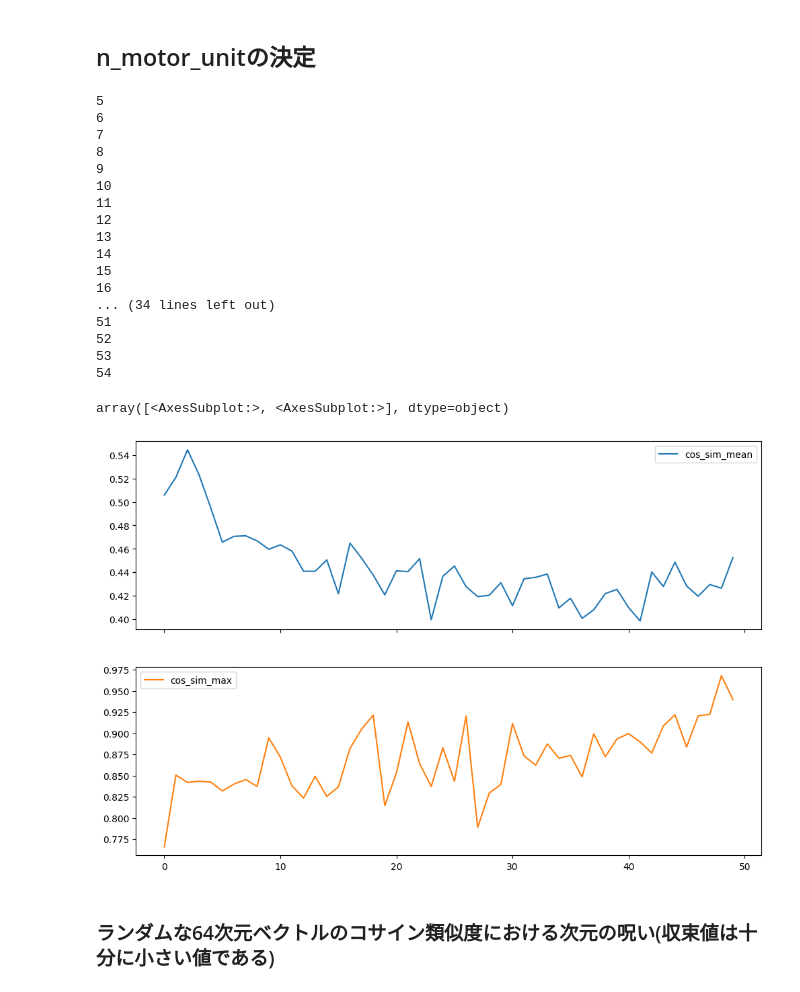
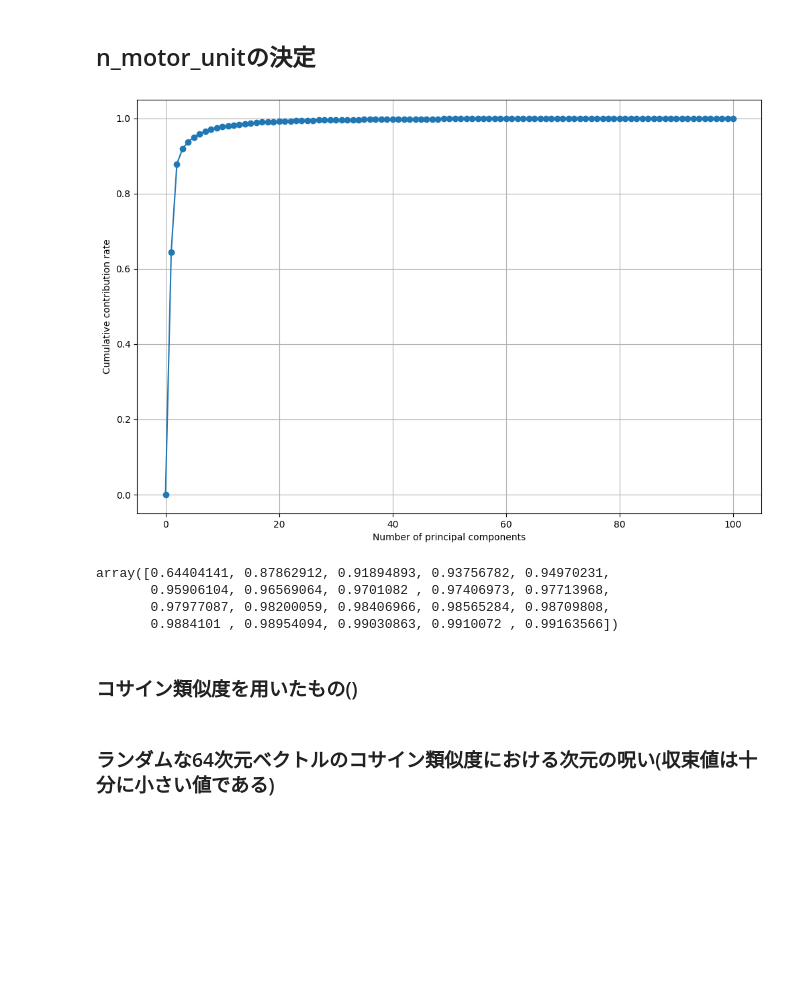
Before and after one commit to mechAneko12/EMG_decomposition_rhd, a Jupyter notebook: offline_analysis/load_decomp.ipynb, the cells around one changed output. Cells and saved outputs as stored; diff of their text form; code cells hidden in the pictures; blank space fills up the shorter version.

Commit message:
add decision of number of motor units

```diff
--- a/offline_analysis/load_decomp.ipynb
+++ b/offline_analysis/load_decomp.ipynb
@@ -138,6 +167,54 @@ end decomp
 # 解析
 # %% [markdown]
 ## n_motor_unitの決定
+# %%
+list_AIC = []
+list_MDL = []
+
+_est = EmgDecomposition(
+    n_motor_unit=n_motor_unit,
+    n_delayed=8,
+    random_state=0,
+    cashe= os.path.basename(path_root)[9:] +'_' + filename + '_mu' + str(n_motor_unit),
+    flag_sil=False,
+    flag_pca=False)
+
+emg_flex_extended = _est._extend_emg(emg_flex)
+
+_pca_eigenvalues, _pca_eigenvalues_ratio = pca_eigenvalues(emg_flex_extended)
+
+# K = emg_flex_extended.shape[0]
+# N = emg_flex_extended.shape[1]
+
+# for _n_motor_unit in range(5, 64):
+#     rho_m = ratio_geometric_arithmetic(_pca_eigenvalues[-(N - _n_motor_unit):])
+#     list_AIC.append(AIC(K, N, _n_motor_unit, rho_m))
+#     list_MDL.append(MDL(K, N, _n_motor_unit, rho_m))
+
+# df_criteria = pd.DataFrame(
+#     {
+#         'AIC': list_AIC,
+#         'MDL': list_MDL
+#     })
+
+# df_criteria.plot(subplots=True)
+# %%
+plt.plot([0] + list( np.cumsum(_pca_eigenvalues_ratio[:100])), "-o")
+plt.xlabel("Number of principal components")
+plt.ylabel("Cumulative contribution rate")
+plt.grid()
+plt.show()
+# %% [output]
+[figure, added]
+# %%
+np.cumsum(_pca_eigenvalues_ratio[:20])
+# %% [output]
+array([0.64404141, 0.87862912, 0.91894893, 0.93756782, 0.94970231,
+       0.95906104, 0.96569064, 0.9701082 , 0.97406973, 0.97713968,
+       0.97977087, 0.98200059, 0.98406966, 0.98565284, 0.98709808,
+       0.9884101 , 0.98954094, 0.99030863, 0.9910072 , 0.99163566])
+# %% [markdown]
+### コサイン類似度を用いたもの()
 # %%
 list_cos_sim_mean = []
 list_cos_sim_max = []
@@ -157,6 +234,11 @@ for _n_motor_unit in range(5, 55):
 
     # cosine similarity
     mat_cos_sim = cosine_similarity(np.square(est_flex._FastICA.mixing_.T))
+    #mat_cos_sim = cosine_similarity(np.square(mu_flex.T))
+
+    # C = est_flex._FastICA.mixing_.T
+    # mat_cos_sim = cosine_similarity(rms(C.reshape((C.shape[0], -1, 64)), axis=1).reshape(-1, 64))
+
     array_cos_sim = np.triu(mat_cos_sim, k=1).flatten()
     array_cos_sim = np.delete(array_cos_sim, np.where(array_cos_sim == 0)[0].tolist())
 
@@ -164,34 +246,13 @@ for _n_motor_unit in range(5, 55):
     list_cos_sim_mean.append(array_cos_sim.mean())
     list_cos_sim_max.append(array_cos_sim.max())
 
-
 df_cos_sim = pd.DataFrame(
     {
         'cos_sim_mean': list_cos_sim_mean,
         'cos_sim_max': list_cos_sim_max
     })
-#df_cos_sim.to_csv(os.path.basename(path_root)[9:] +'_' + filename + '.csv', index=False)
+df_cos_sim.to_csv(os.path.basename(path_root)[9:] +'_' + filename + '.csv', index=False)
 df_cos_sim.plot(subplots=True)
-# %% [output]
-5
-6
-7
-8
-9
-10
-11
-12
-13
-14
-15
-16
-... (34 lines left out)
-51
-52
-53
-54
-array([<AxesSubplot:>, <AxesSubplot:>], dtype=object)
-[figure, removed]
 # %% [markdown]
 ### ランダムな64次元ベクトルのコサイン類似度における次元の呪い(収束値は十分に小さい値である)
 # %%
```
Also changed, not shown: parts of 5 cells of this notebook.
